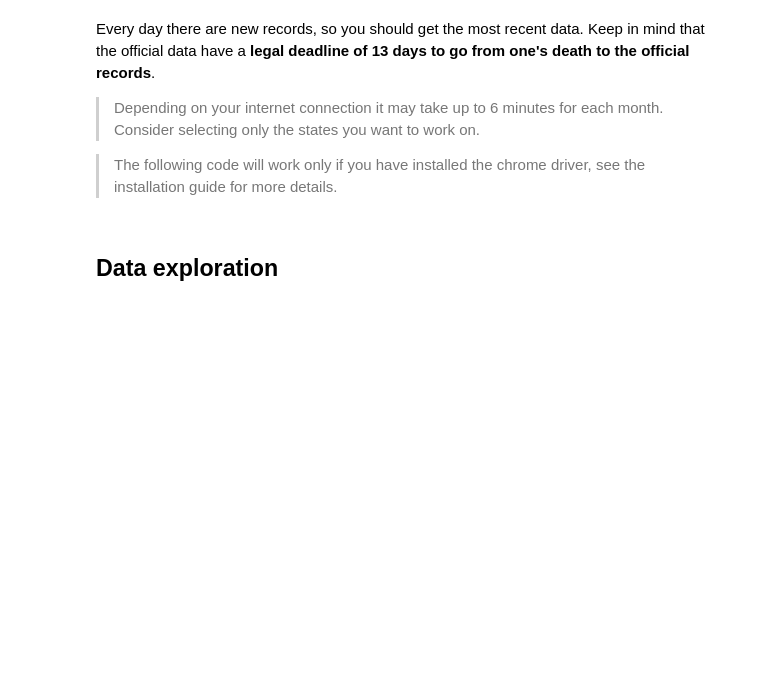
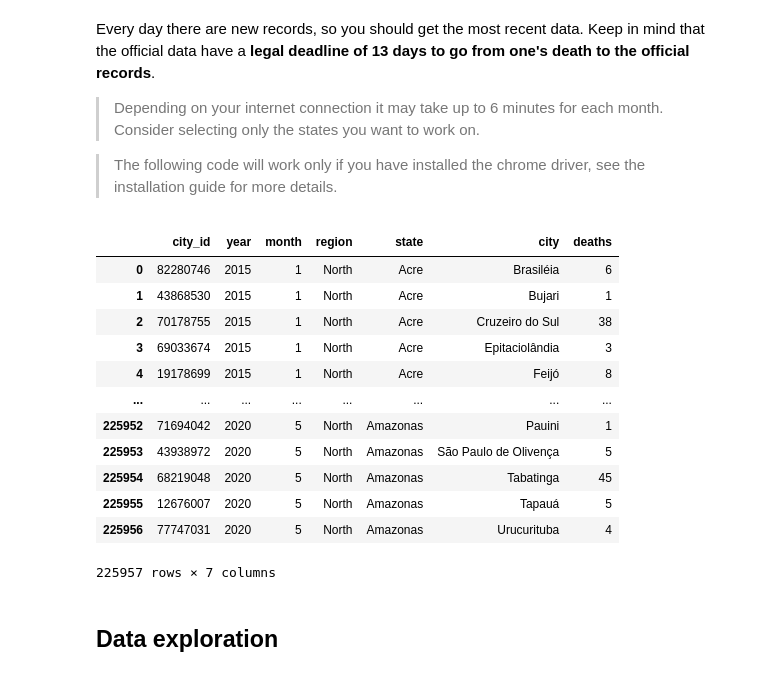
Before and after one commit to PedroBern/brazil-monthly-deaths-by-city, a Jupyter notebook: jupyter_example/jupyter_example.ipynb, the cells around one changed output. Cells and saved outputs as stored; diff of their text form; code cells hidden in the pictures; blank space fills up the shorter version.

```diff
--- a/jupyter_example/jupyter_example.ipynb
+++ b/jupyter_example/jupyter_example.ipynb
@@ -34,19 +34,34 @@ Every day there are new records, so you should get the most recent data. Keep in
 # %%
 from brazil_monthly_deaths import brazil_deaths, update_df
 
 # If you want to work get all data for the May 2020:
 # new_data = brazil_deaths(years=[2020], months=[5])
 
 # Select a single state for our example, running on 05/21/2020
 new_data = brazil_deaths(
                 years=[2020],
                 months=[5],
                 states=["Amazonas"],
                 verbose=False,
                 save_csv=False)
 
 # update the lagging data provided by this package
 df = update_df(data, new_data)
+display(df)
+# %% [output]
+|  | city_id | year | month | region | state | city | deaths |
+| 0 | 82280746 | 2015 | 1 | North | Acre | Brasiléia | 6 |
+| 1 | 43868530 | 2015 | 1 | North | Acre | Bujari | 1 |
+| 2 | 70178755 | 2015 | 1 | North | Acre | Cruzeiro do Sul | 38 |
+| 3 | 69033674 | 2015 | 1 | North | Acre | Epitaciolândia | 3 |
+| 4 | 19178699 | 2015 | 1 | North | Acre | Feijó | 8 |
+| ... | ... | ... | ... | ... | ... | ... | ... |
+| 225952 | 71694042 | 2020 | 5 | North | Amazonas | Pauini | 1 |
+| 225953 | 43938972 | 2020 | 5 | North | Amazonas | São Paulo de Olivença | 5 |
+| 225954 | 68219048 | 2020 | 5 | North | Amazonas | Tabatinga | 45 |
+| 225955 | 12676007 | 2020 | 5 | North | Amazonas | Tapauá | 5 |
+| 225956 | 77747031 | 2020 | 5 | North | Amazonas | Urucurituba | 4 |
+225957 rows × 7 columns
 # %% [markdown]
 ## Data exploration
 # %% [markdown]
```
Also changed, not shown: parts of 1 cell of this notebook.
